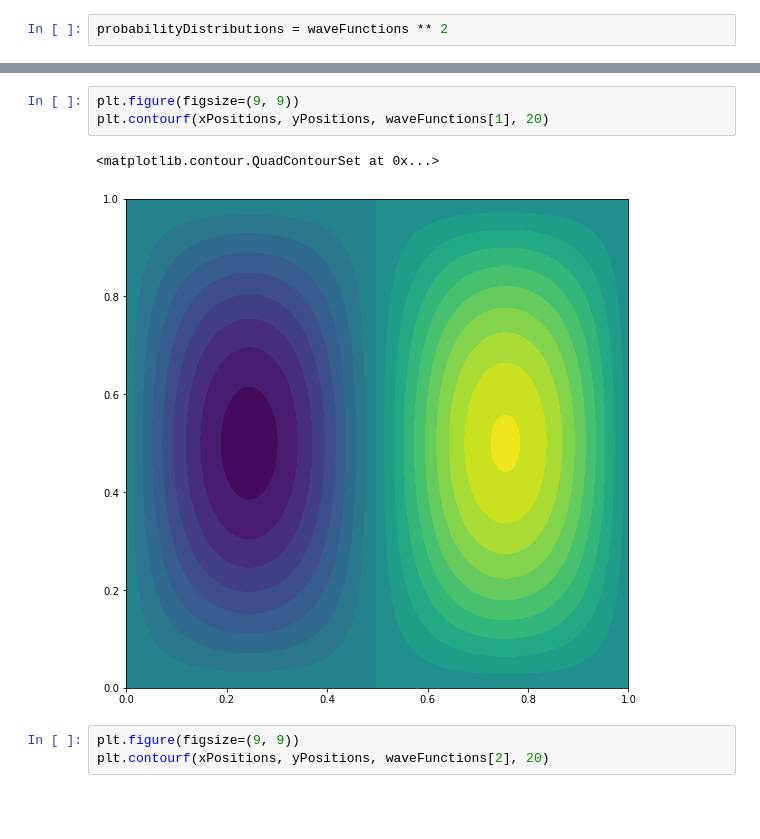
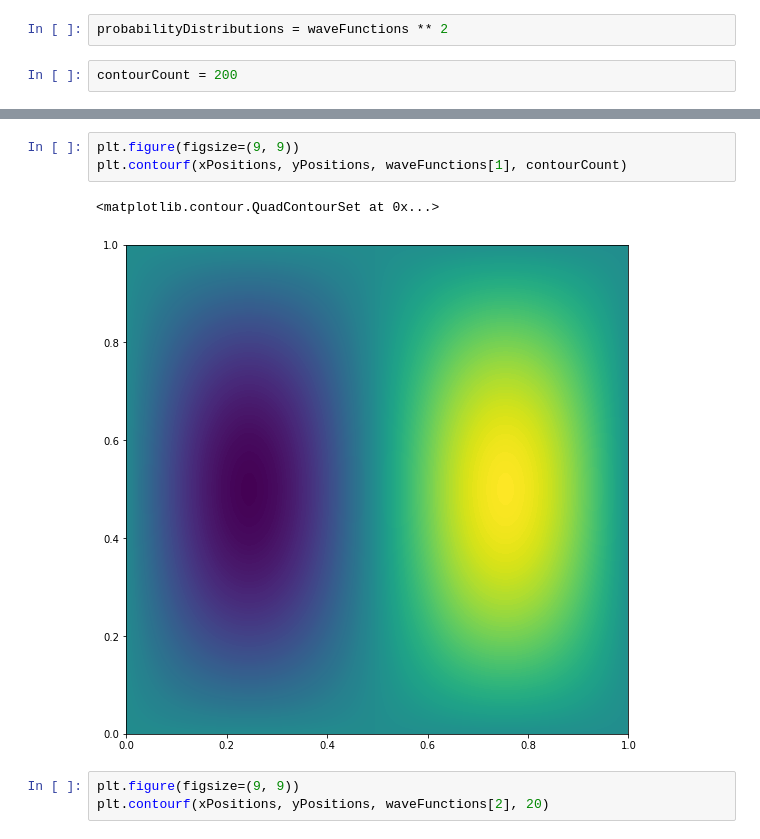
Before and after one commit to cgbsu/ResearchSpring2022SymbolicNotebooks0, a Jupyter notebook: work/numerical_py/numerov2d/schrodinger_2d_tunneling-Copy1.ipynb, the cells around one changed output, grey strips where cells are left out. Cells and saved outputs as stored; diff of their text form; blank space fills up the shorter version.

```diff
--- a/work/numerical_py/numerov2d/schrodinger_2d_tunneling-Copy1.ipynb
+++ b/work/numerical_py/numerov2d/schrodinger_2d_tunneling-Copy1.ipynb
@@ -40,5 +40,7 @@ plt.imshow(potentials)
 energies, waveFunctions = compute2dWaveFunction(pointCount, potentials)
 # %%
 probabilityDistributions = waveFunctions ** 2
+# %%
+contourCount = 200
 # %%
 plt.figure(figsize=(9, 9))
@@ -48,10 +50,10 @@ plt.contourf(xPositions, yPositions, waveFunctions[0], 20)
 [figure]
 # %%
 plt.figure(figsize=(9, 9))
-plt.contourf(xPositions, yPositions, waveFunctions[1], 20)
+plt.contourf(xPositions, yPositions, waveFunctions[1], contourCount)
 # %% [output]
 <matplotlib.contour.QuadContourSet at 0x...>
-[figure, old version]
+[figure, new version]
 # %%
 plt.figure(figsize=(9, 9))
 plt.contourf(xPositions, yPositions, waveFunctions[2], 20)
```
Also changed, not shown: parts of 1 cell of this notebook, 9 other files.
